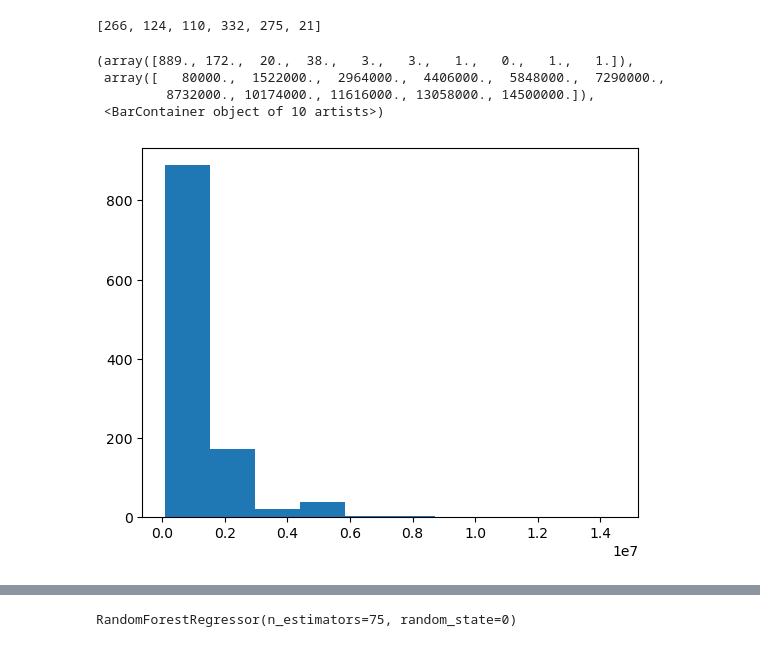
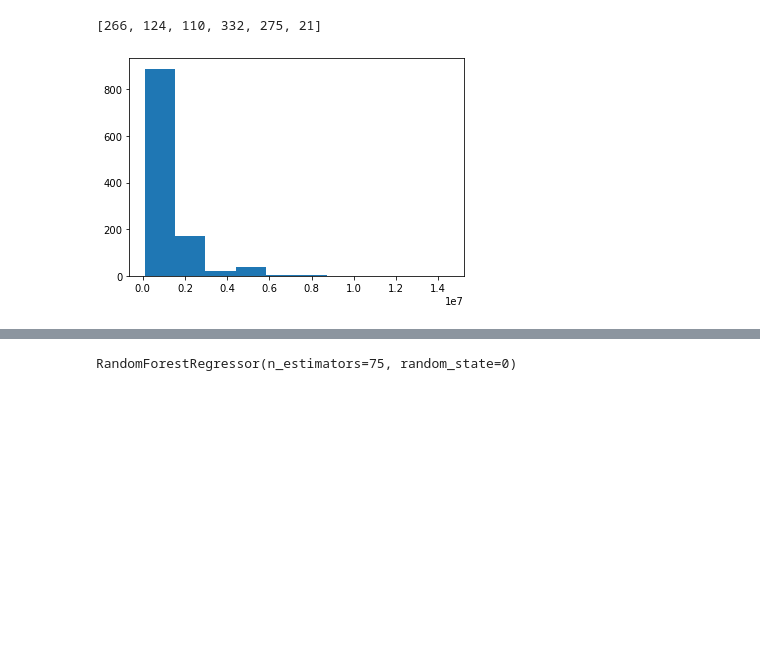
Before and after one commit to ethanstanley/Real-Estate-Predictor, a Jupyter notebook: house_value_model.ipynb, the cells around one changed output, grey strips where cells are left out. Saved outputs shown, nothing was run; the diff lists cells and outputs as text; code cells hidden in the pictures; blank space fills up the shorter version.

```diff
--- a/house_value_model.ipynb
+++ b/house_value_model.ipynb
@@ -52,7 +50,7 @@ one_hot_encode_property = pd.get_dummies(data["Property Type"], prefix='Property
 data = pd.concat([data, one_hot_encode_property ], axis=1).drop('Property Type', axis=1)
 # %%
 #filling na cols with mean or median col values
-data['Stories'] = data['Stories'].fillna(data['Stories'].mean())
+data['Stories'] = data['Stories'].fillna(data['Stories'].median())
 data['Lot Area'] = data['Lot Area'].fillna(data['Lot Area'].mean())
 data['beds'] = data['beds'].fillna(data['beds'].mean())
 data['baths'] = data['baths'].fillna(data['baths'].mean())
@@ -103,13 +101,9 @@ count_per_borough
 # %% [output]
 [266, 124, 110, 332, 275, 21]
 # %%
-plt.hist(data["price"])
+fig = plt.hist(data["price"])
 # %% [output]
-(array([889., 172.,  20.,  38.,   3.,   3.,   1.,   0.,   1.,   1.]),
- array([   80000.,  1522000.,  2964000.,  4406000.,  5848000.,  7290000.,
-         8732000., 10174000., 11616000., 13058000., 14500000.]),
- <BarContainer object of 10 artists>)
-[figure, old version]
+[figure, new version]
 # %%
 # Creating plot
 fig = plt.figure(figsize =(10, 7))
```
Also changed, not shown: parts of 18 cells of this notebook.
